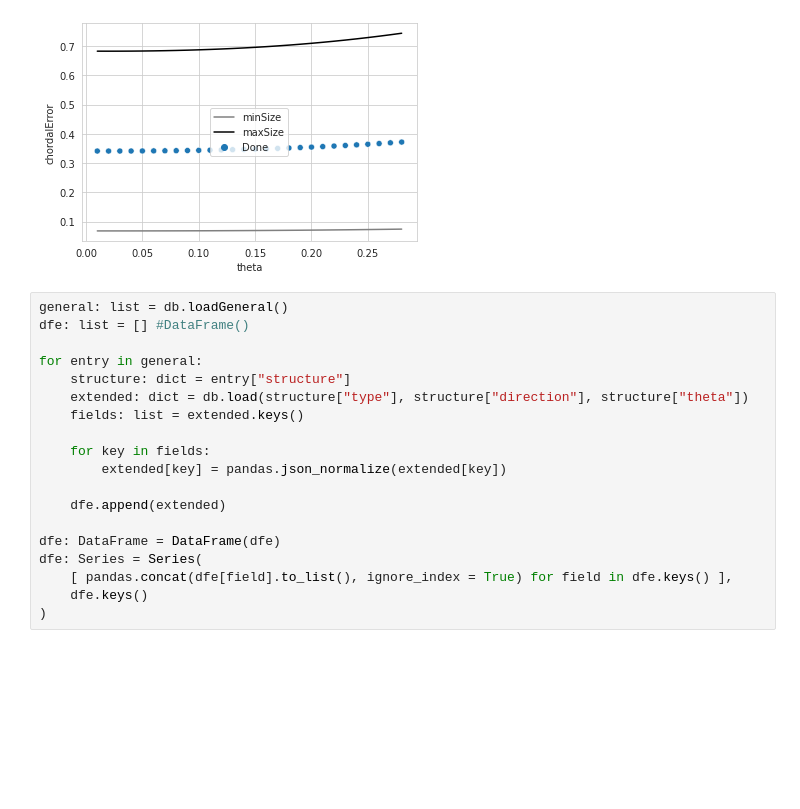
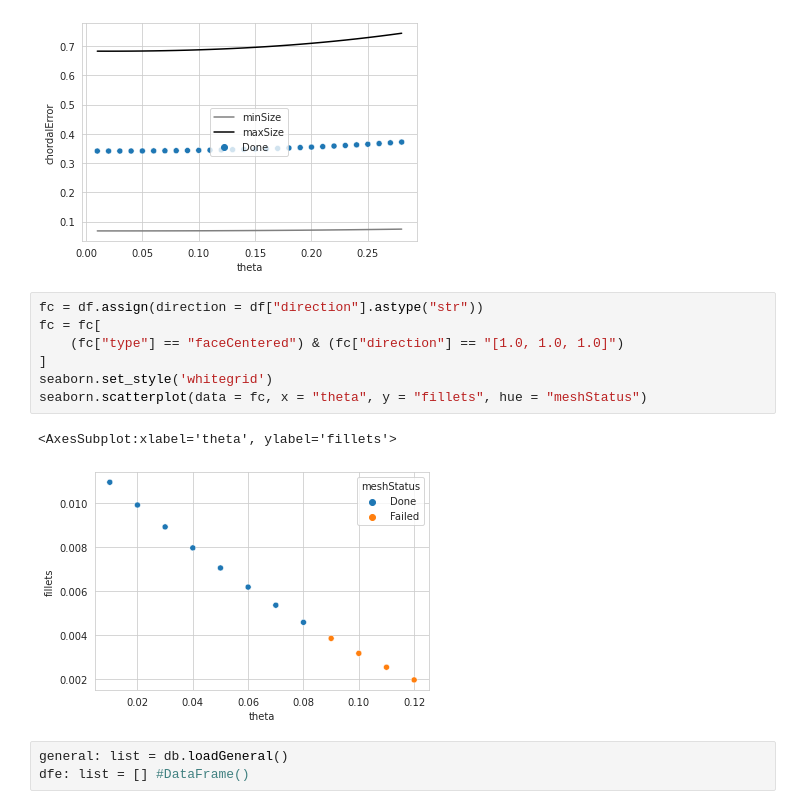
Before and after one commit to L-Nafaryus/anisotropy, a Jupyter notebook: playground/analytics.ipynb, the cells around one changed output. Drawn from its saved outputs; the diff is of its cells as text; blank space fills up the shorter version.

```diff
--- a/playground/analytics.ipynb
+++ b/playground/analytics.ipynb
@@ -94,22 +94,16 @@ seaborn.lineplot(data = simple1, x = "theta", y = "maxSize", color = "black", la
 # %% [output]
 <AxesSubplot:xlabel='theta', ylabel='chordalError'>
 [figure]
-# %%
-general: list = db.loadGeneral()
-dfe: list = [] #DataFrame()
-
-for entry in general:
-    structure: dict = entry["structure"]
-    extended: dict = db.load(structure["type"], structure["direction"], structure["theta"])
-    fields: list = extended.keys()
-
-    for key in fields:
-        extended[key] = pandas.json_normalize(extended[key])
-
-    dfe.append(extended)
-
-dfe: DataFrame = DataFrame(dfe)
-dfe: Series = Series(
-    [ pandas.concat(dfe[field].to_list(), ignore_index = True) for field in dfe.keys() ],
-    dfe.keys()
-)
+# %%
+fc = df.assign(direction = df["direction"].astype("str"))
+fc = fc[
+    (fc["type"] == "faceCentered") & (fc["direction"] == "[1.0, 1.0, 1.0]")
+]
+seaborn.set_style('whitegrid')
+seaborn.scatterplot(data = fc, x = "theta", y = "fillets", hue = "meshStatus")
+# %% [output]
+<AxesSubplot:xlabel='theta', ylabel='fillets'>
+[figure, added]
+# %%
+general: list = db.loadGeneral()
+dfe: list = [] #DataFrame()
```
Also changed, not shown: parts of 6 cells of this notebook, 15 other files.
